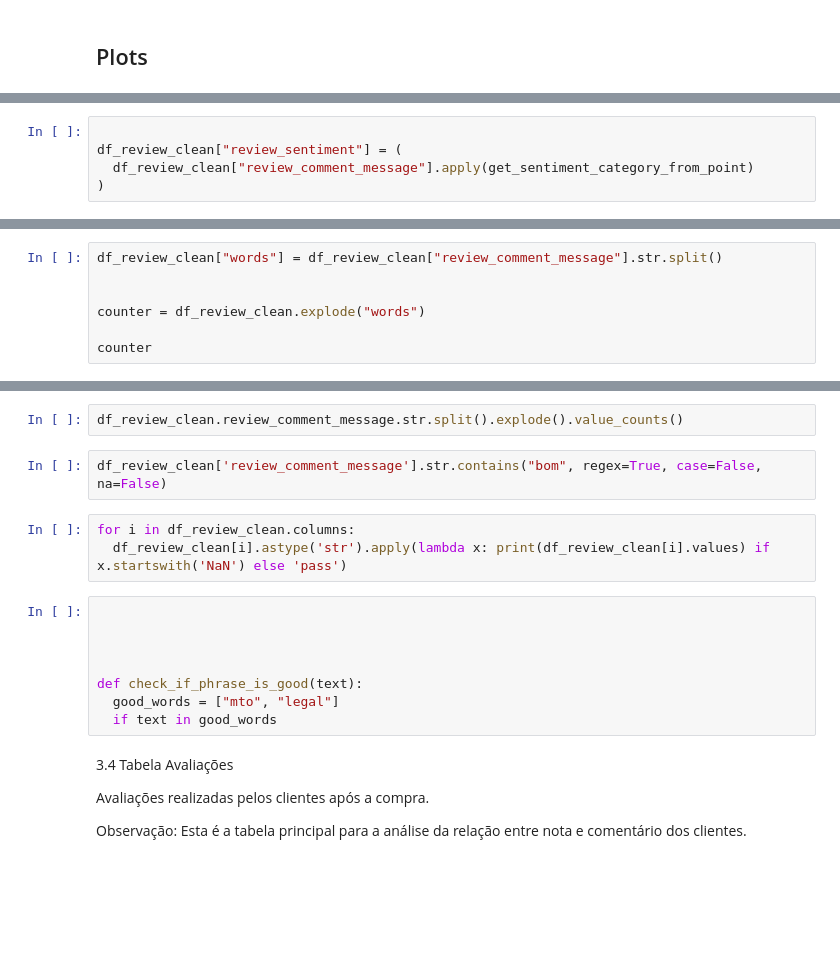
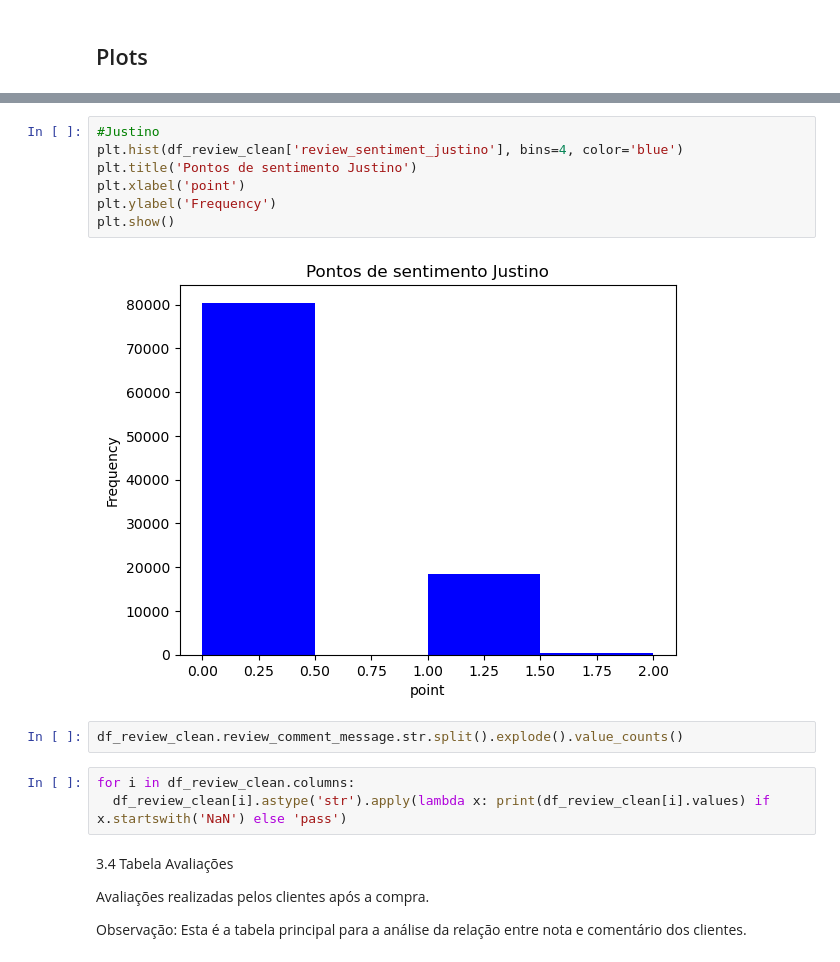
Before and after one commit to deveveryday/Projeto_Integrador_AWS_Poder_das_Palavras_Ciencia_de_Dados, a Jupyter notebook: project_eda_aws_100426.ipynb, the cells around one changed output, grey strips where cells are left out. Drawn from its saved outputs; the diff is of its cells as text; blank space fills up the shorter version.

```diff
--- a/project_eda_aws_100426.ipynb
+++ b/project_eda_aws_100426.ipynb
@@ -794,8 +808,3 @@ plt.title('Pontos de sentimento')
 plt.xlabel('point')
 plt.ylabel('Frequency')
 plt.show()
-# %%
-
-df_review_clean["review_sentiment"] = (
-  df_review_clean["review_comment_message"].apply(get_sentiment_category_from_point)
-)
@@ -804,7 +810,0 @@ df_review_3["felling_point"].sample(10)
-# %%
-df_review_clean["words"] = df_review_clean["review_comment_message"].str.split()
-
-
-counter = df_review_clean.explode("words")
-
-counter
@@ -811,18 +827,17 @@ counter
+# %%
+#Justino
+plt.hist(df_review_clean['review_sentiment_justino'], bins=4, color='blue')
+plt.title('Pontos de sentimento Justino')
+plt.xlabel('point')
+plt.ylabel('Frequency')
+plt.show()
+# %% [output]
+[figure, added]
 # %%
 df_review_clean.review_comment_message.str.split().explode().value_counts()
-# %%
-df_review_clean['review_comment_message'].str.contains("bom", regex=True, case=False, na=False)
 # %%
 for i in df_review_clean.columns:
   df_review_clean[i].astype('str').apply(lambda x: print(df_review_clean[i].values) if x.startswith('NaN') else 'pass')
-# %%
-
-
-
-
-def check_if_phrase_is_good(text):
-  good_words = ["mto", "legal"]
-  if text in good_words
 # %% [markdown]
 3.4 Tabela Avaliações
 
```
Also changed, not shown: parts of 12 cells of this notebook.
